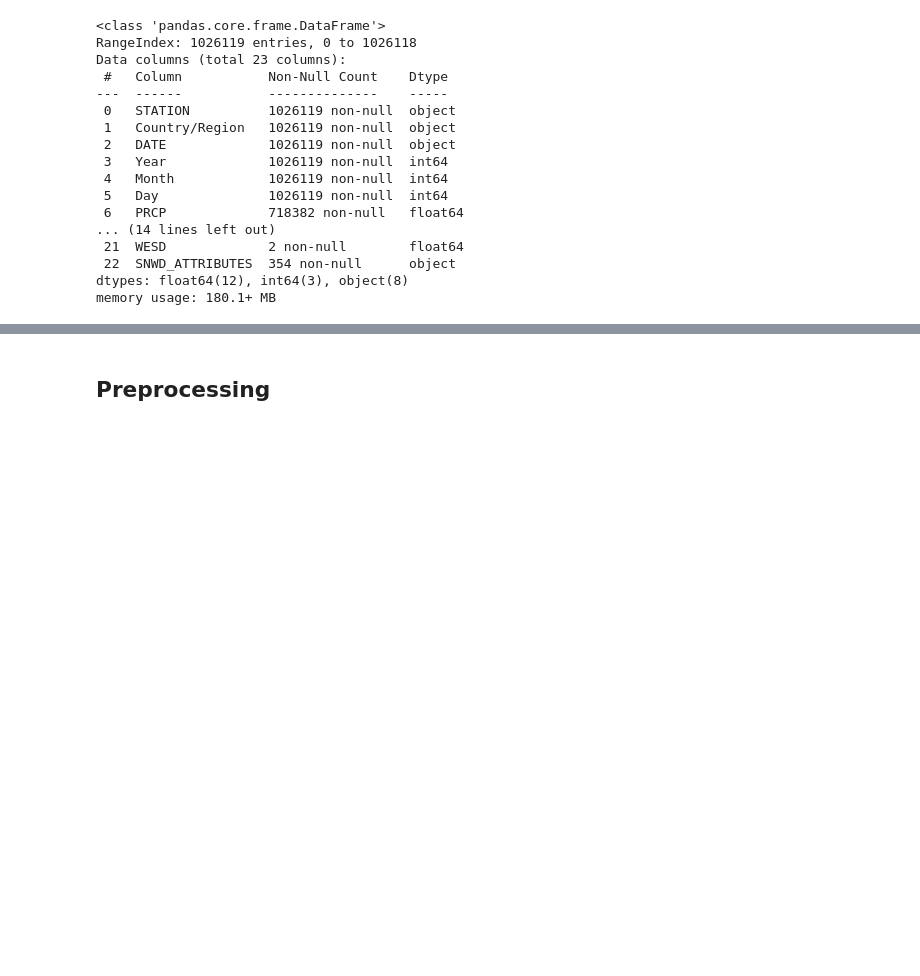
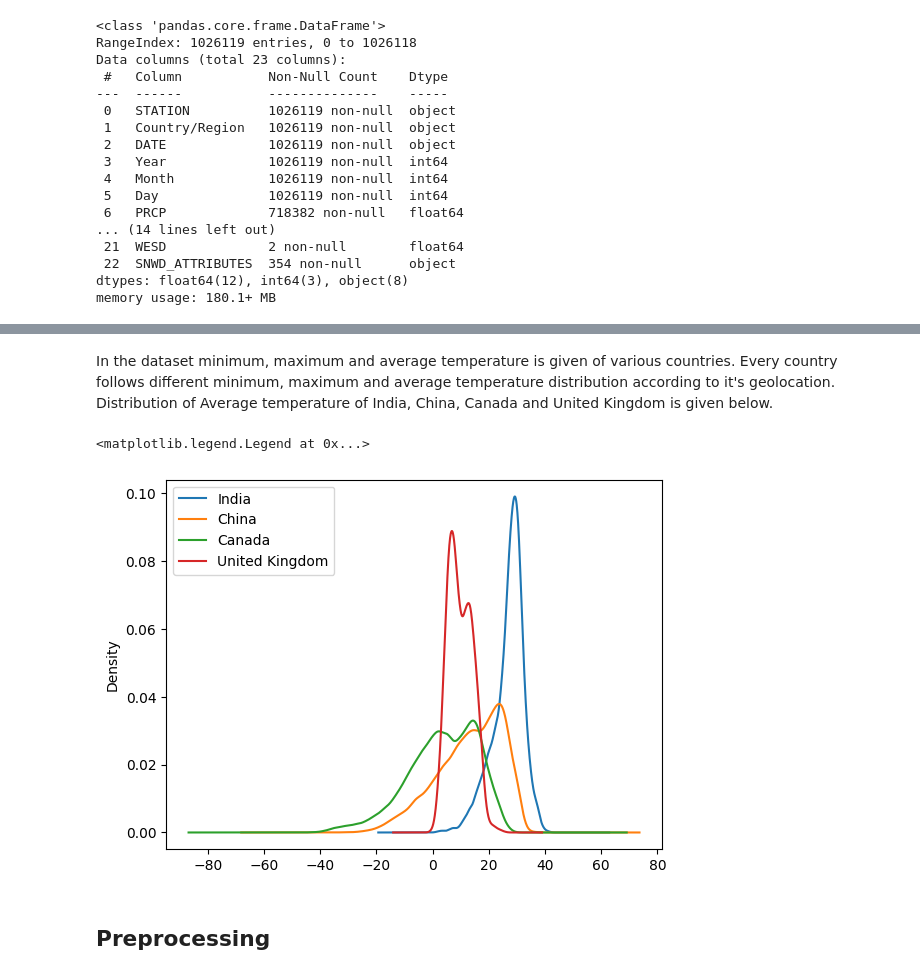
Before and after one commit to Ayush060201/IDM_Course_Project1_Weather_dataset, a Jupyter notebook: 202311033/CP01_Weather_Data.ipynb, the cells around one changed output, grey strips where cells are left out. Saved outputs shown, nothing was run; the diff lists cells and outputs as text; code cells hidden in the pictures; blank space fills up the shorter version.

```diff
--- a/202311033/CP01_Weather_Data.ipynb
+++ b/202311033/CP01_Weather_Data.ipynb
@@ -190,3 +215,15 @@ memory usage: 180.1+ MB
+# %% [markdown]
+In the dataset minimum, maximum and average temperature is given of various countries. Every country follows different minimum, maximum and average temperature distribution according to it's geolocation.
+Distribution of Average temperature of India, China, Canada and United Kingdom is given below.
+# %%
+weather_155_df[weather_155_df["Country/Region"] == 'India']['TAVG'].plot(kind='kde', label='India')
+weather_155_df[weather_155_df["Country/Region"] == 'China']['TAVG'].plot(kind='kde', label='China')
+weather_155_df[weather_155_df["Country/Region"] == 'Canada']['TAVG'].plot(kind='kde', label='Canada')
+weather_155_df[weather_155_df["Country/Region"] == 'United Kingdom']['TAVG'].plot(kind='kde', label='United Kingdom')
+plt.legend()
+# %% [output]
+<matplotlib.legend.Legend at 0x...>
+[figure, added]
 # %% [markdown]
 ## Preprocessing
 # %%
```
Also changed, not shown: parts of 50 cells of this notebook.
